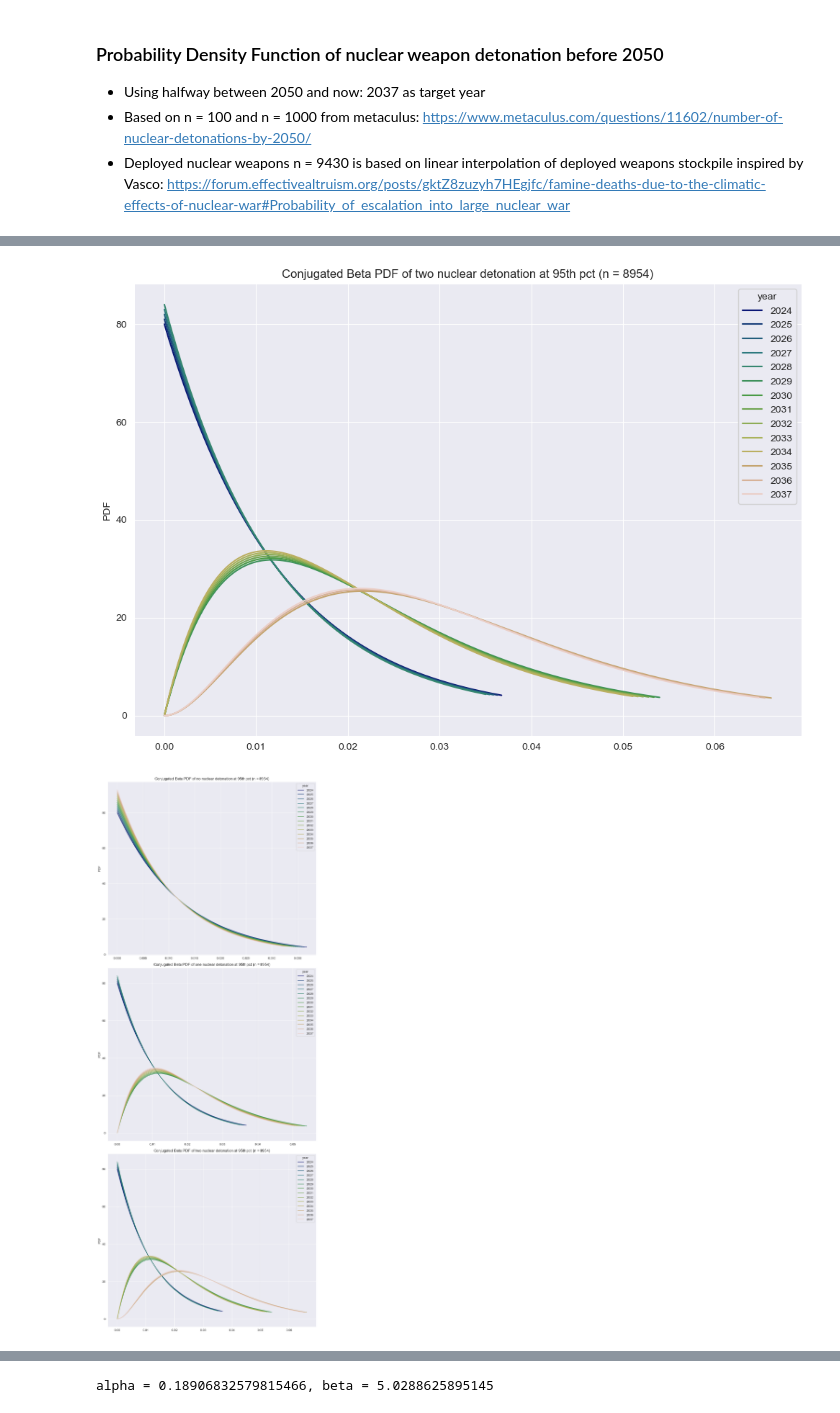
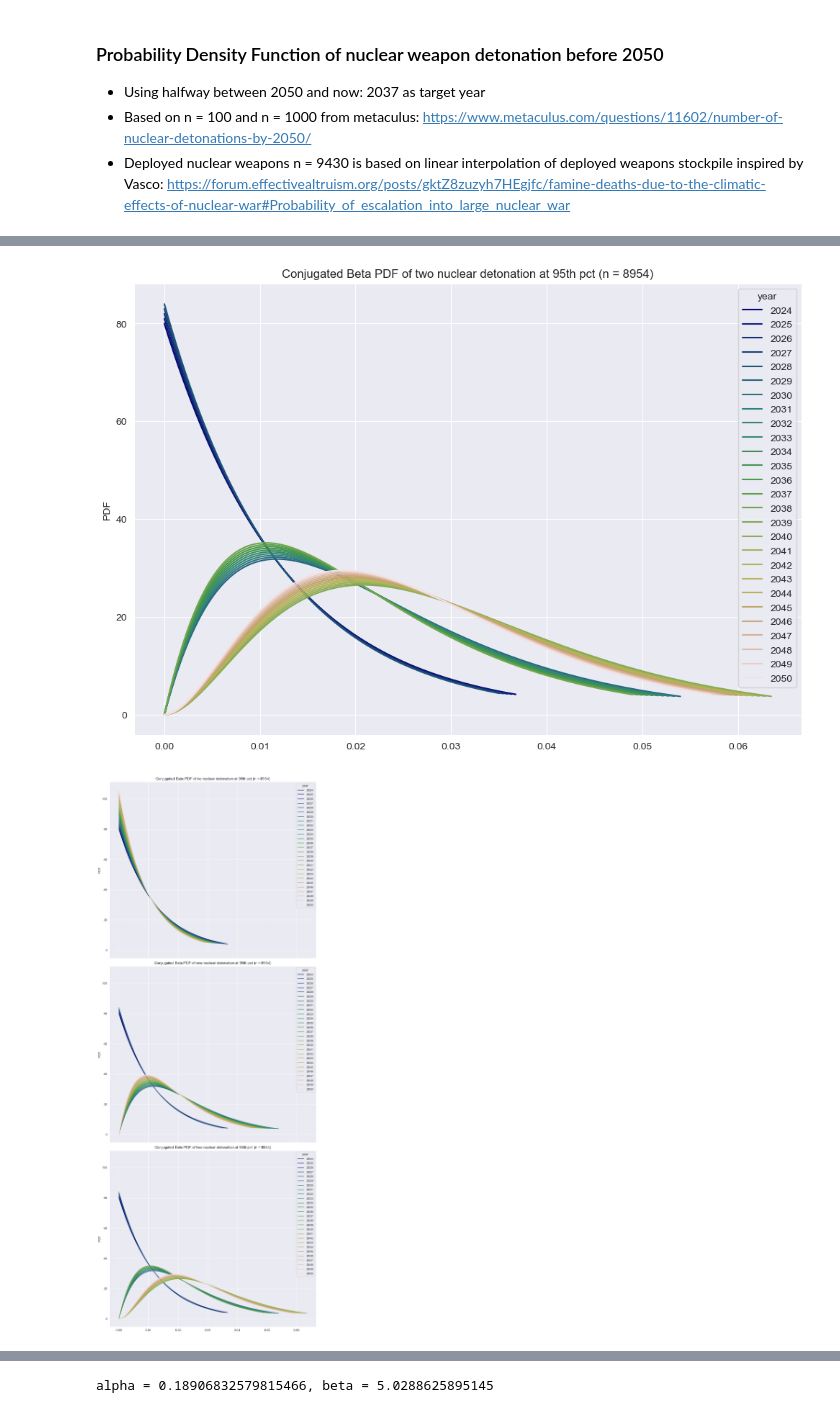
Before and after one commit to chrischank/asrs-trade, a Jupyter notebook: notebooks/P_LargeNuclearWar.ipynb, the cells around one changed output, grey strips where cells are left out. Drawn from its saved outputs; the diff is of its cells as text; code cells hidden in the pictures.

Commit message:
feat(v0.2.0): Beta to 2050, horizontal ouput
Beta calculations extended to 2050, with detonation at 2029 and 2039, Horizontal output available

```diff
--- a/notebooks/P_LargeNuclearWar.ipynb
+++ b/notebooks/P_LargeNuclearWar.ipynb
@@ -7,6 +7,13 @@
 - Based on n = 100 and n = 1000 from metaculus: https://www.metaculus.com/questions/11602/number-of-nuclear-detonations-by-2050/
 - Deployed nuclear weapons n = 9430 is based on linear interpolation of deployed weapons stockpile inspired by Vasco: https://forum.effectivealtruism.org/posts/gktZ8zuzyh7HEgjfc/famine-deaths-due-to-the-climatic-effects-of-nuclear-war#Probability_of_escalation_into_large_nuclear_war
 # %%
+#####################################
+#Probabilities of a nuclear exchange#
+#Maintainer: Christopher Chan       #
+#Date: 2023-12-13                   #
+#Version: 0.2.0                     #
+#####################################
+
 import os
 import random
 import numpy as np
@@ -31,6 +38,7 @@ nukes_2032 = (8.29+10.7)*10**3/2
 nukes_2052 = (4.84+13.6)*10**3/2
 
 target_year = int(datetime.now().year+1 + (2050 - datetime.now().year)/2)
+year_2050 = int(2050)
 
 cs = CubicSpline(np.array([2032, 2052]), np.array([nukes_2032, nukes_2052]))
 max_nukes = int(cs(target_year))
@@ -79,9 +87,9 @@ def beta_conj(year:int, deton_year1=None, deton_year2=None):
 
   return(conjugation, conjugation_PDF, PDF_linspace)
 
-peace_results = beta_conj(target_year - int(datetime.now().year))
-one_results = beta_conj(target_year - int(datetime.now().year), 2029 - int(datetime.now().year+1))
-two_results = beta_conj(target_year - int(datetime.now().year), 2029 - int(datetime.now().year+1), 2035 - int(datetime.now().year+1))
+peace_results = beta_conj(year_2050 - int(datetime.now().year))
+one_results = beta_conj(year_2050 - int(datetime.now().year), 2029 - int(datetime.now().year+1))
+two_results = beta_conj(year_2050 - int(datetime.now().year), 2029 - int(datetime.now().year+1), 2039 - int(datetime.now().year+1))
 
 peace_beta, peace_betaPDF, peace_PDFlinspace = peace_results[0], peace_results[1], peace_results[2]
 one_beta, one_betaPDF, one_PDFlinspace = one_results[0], one_results[1], one_results[2]
@@ -160,18 +168,18 @@ fig.tight_layout()
 plt.savefig("../docs/Conj_Beta2D.png")
 plt.show()
 # %% [output]
-[figure, old version]
+[figure, new version]
 # %%
-fig, ax = plt.subplots(3,1, figsize = (10, 25))
+fig, ax = plt.subplots(3,1, figsize = (10, 25), sharey = True, sharex = True)
 sns.lineplot(data=peace_df, x="linspace", y="PDF", hue="year", palette="gist_earth", ax=ax[0]).set(
     title="Conjugated Beta PDF of no nuclear detonation at 95th pct (n = 8954)", xlabel = None)
 sns.lineplot(data=one_df, x="linspace", y="PDF", hue="year", palette="gist_earth", ax=ax[1]).set(
     title="Conjugated Beta PDF of one nuclear detonation at 95th pct (n = 8954)", xlabel = None)
 sns.lineplot(data=two_df, x="linspace", y="PDF", hue="year", palette="gist_earth", ax=ax[2]).set(
     title="Conjugated Beta PDF of two nuclear detonation at 95th pct (n = 8954)", xlabel = None)
 
 fig.tight_layout()
-plt.savefig("../docs/Conj_Beta.png")
+plt.savefig("../docs/Conj_BetaV.png")
 plt.show()
 # %% [output]
-[figure, old version]
+[figure, new version]
```
Also changed, not shown: parts of 4 cells of this notebook, 6 other files.
